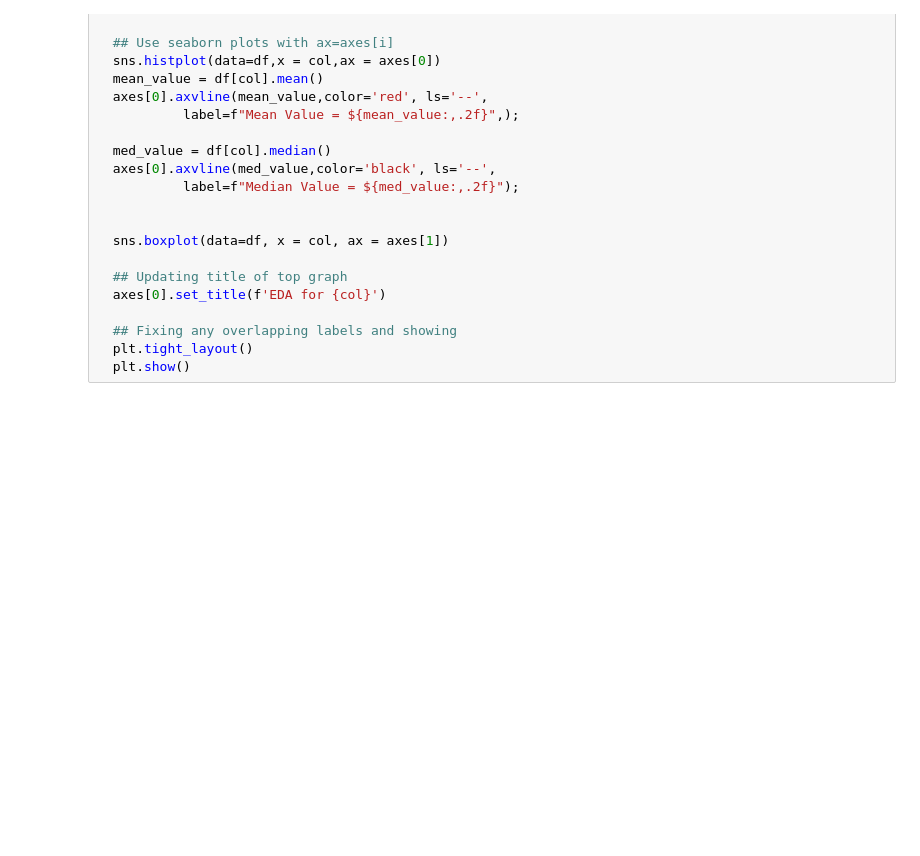
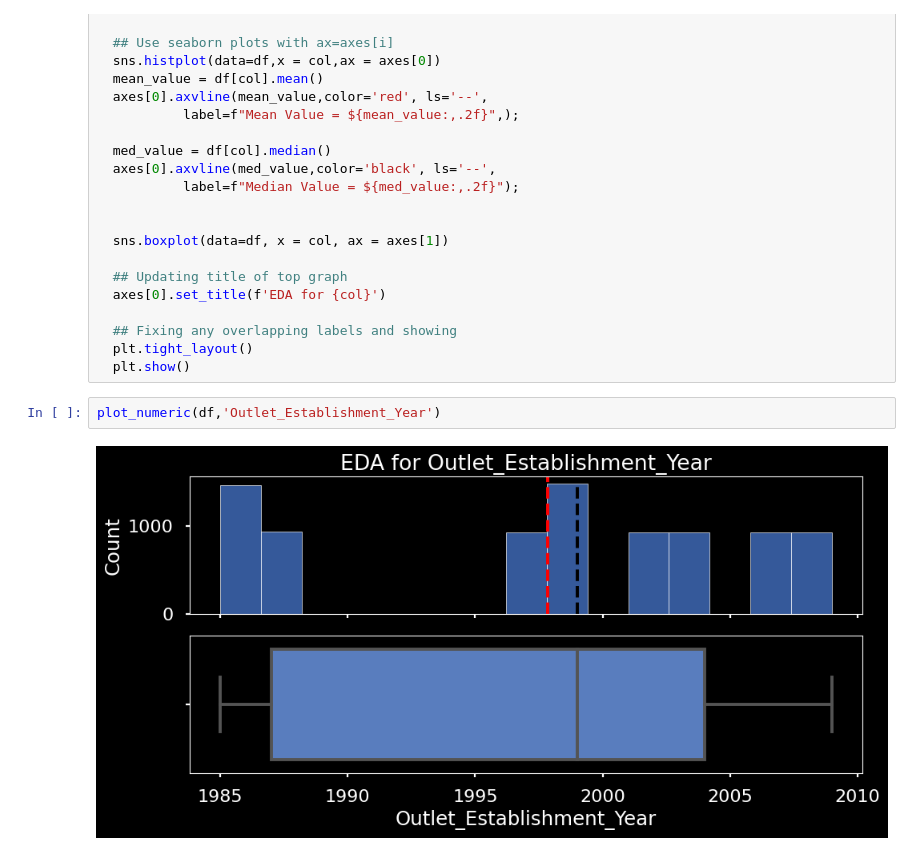
Before and after one commit to JCruzJorge/Prediction-of-Product-Sales, a Jupyter notebook: Prediction_of_Product_Sales_CruzJorge.ipynb, the cells around one changed output. Drawn from its saved outputs; the diff is of its cells as text; blank space fills up the shorter version.

```diff
--- a/Prediction_of_Product_Sales_CruzJorge.ipynb
+++ b/Prediction_of_Product_Sales_CruzJorge.ipynb
@@ -383,3 +481,7 @@ def plot_numeric(df,col):
   ## Fixing any overlapping labels and showing
   plt.tight_layout()
   plt.show()
+# %%
+plot_numeric(df,'Outlet_Establishment_Year')
+# %% [output]
+[figure, added]
```
Also changed, not shown: parts of 108 cells of this notebook.
